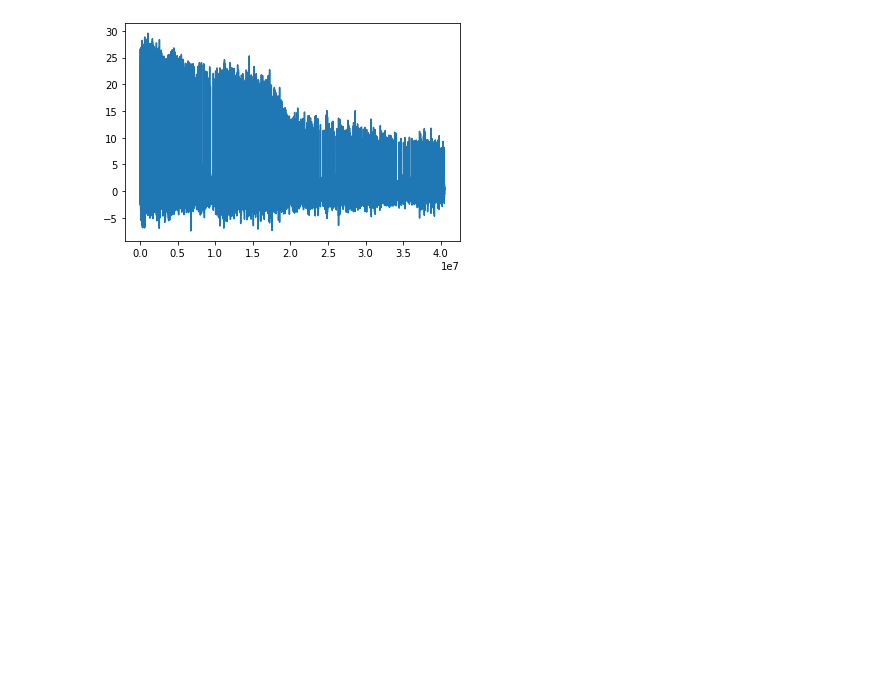
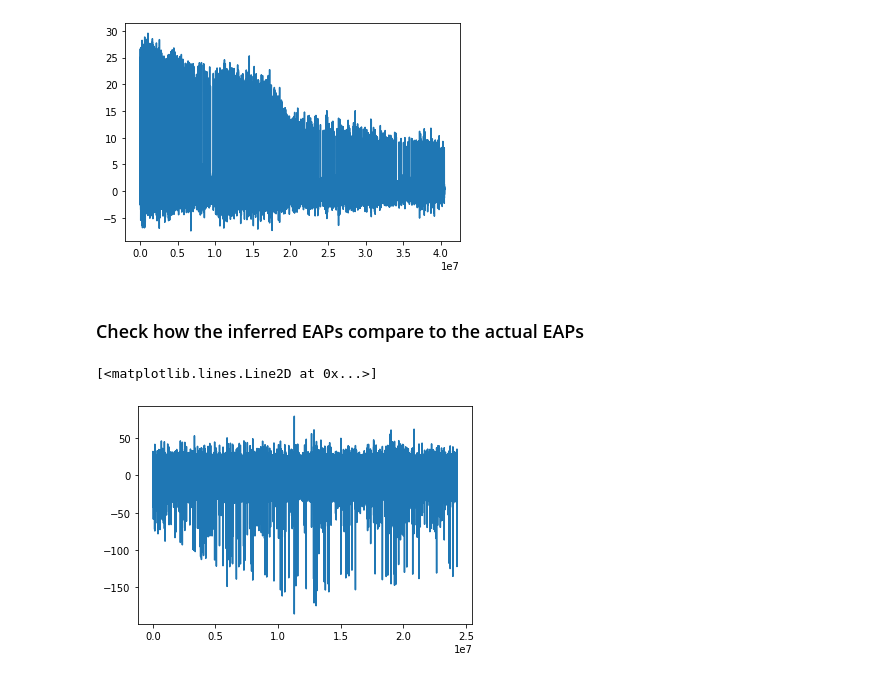
Before and after one commit to voytekresearch/spikewise, a Jupyter notebook: datasets/spe-1_rh/spe-1_rh_c42_IAPvsEAP.ipynb, the cells around one changed output. Saved outputs shown, nothing was run; the diff lists cells and outputs as text; code cells hidden in the pictures; blank space fills up the shorter version.

Commit message:
inferred EAPs vs real EAPs spe1 data, pv6 pink noise analysis?

```diff
--- a/datasets/spe-1_rh/spe-1_rh_c42_IAPvsEAP.ipynb
+++ b/datasets/spe-1_rh/spe-1_rh_c42_IAPvsEAP.ipynb
@@ -108,3 +111,22 @@ plt.plot(patch_filt)
 # %% [output]
 [<matplotlib.lines.Line2D at 0x...>]
 [figure]
+# %% [markdown]
+### Check how the inferred EAPs compare to the actual EAPs
+# %%
+#load npx data
+npx_file_dir = '/Users/blancamartin/Desktop/Voytek_Lab/spike_waveform/Neuropixel Paired Recordings/Recordings/filt_npx_recordings/'
+npx_path = '/Users/blancamartin/Desktop/Voytek_Lab/spike_waveform/Neuropixel Paired Recordings/Recordings/filt_npx_recordings/c42npx_filt.npy'
+npx_fs = 30000 # sampling rate
+npx_one_ms = float(npx_fs / 1000)
+npx_channels = 384
+npx_patch_channel = 109
+# %%
+# open and load the data
+npx_filt = np.load(npx_path)
+npx_times_c42 = np.arange(0, np.shape(npx_filt)[0]) / npx_one_ms # in ms instead of sec"""
+# %%
+plt.plot(npx_filt)
+# %% [output]
+[<matplotlib.lines.Line2D at 0x...>]
+[figure, added]
```
Also changed, not shown: parts of 7 cells of this notebook, 4 other files.
